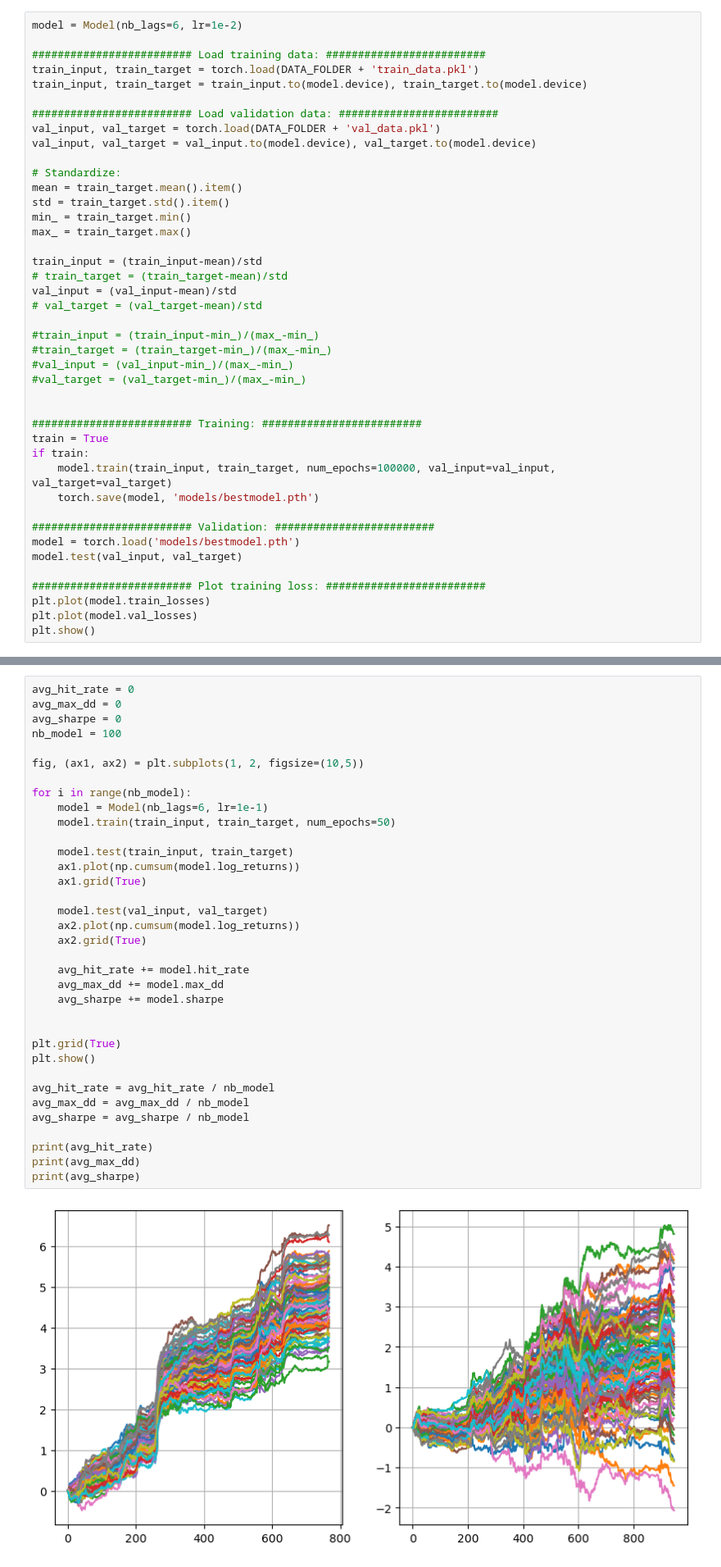
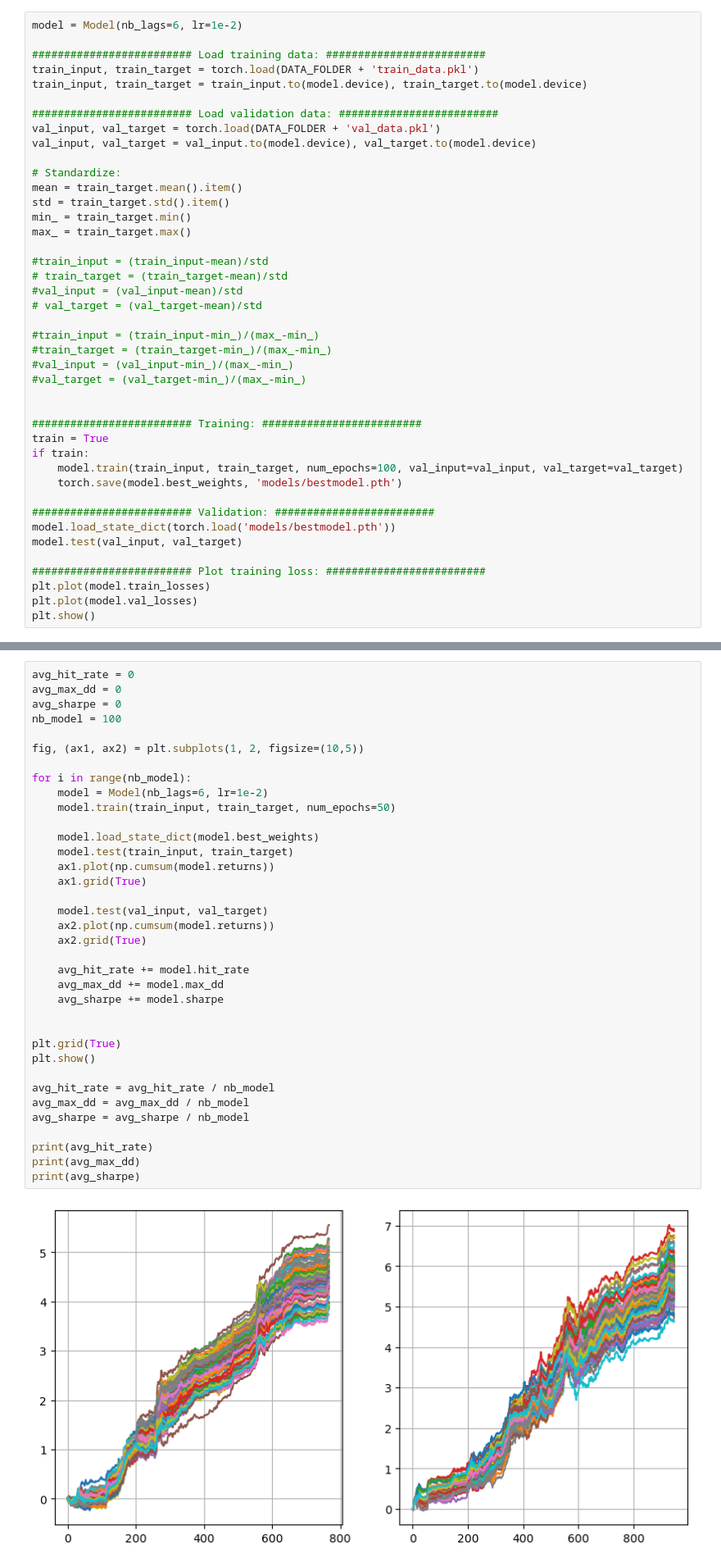
Before and after one commit to CS-433/ml-project-2-bogota, a Jupyter notebook: train.ipynb, the cells around one changed output, grey strips where cells are left out. Shown: that part at 82% size. Saved outputs shown, nothing was run; the diff lists cells and outputs as text.

Commit message:
new hit rate + track best model

```diff
--- a/train.ipynb
+++ b/train.ipynb
@@ -22,9 +22,9 @@ std = train_target.std().item()
 min_ = train_target.min()
 max_ = train_target.max()
 
-train_input = (train_input-mean)/std
+#train_input = (train_input-mean)/std
 # train_target = (train_target-mean)/std
-val_input = (val_input-mean)/std
+#val_input = (val_input-mean)/std
 # val_target = (val_target-mean)/std
 
 #train_input = (train_input-min_)/(max_-min_)
@@ -36,11 +36,11 @@ val_input = (val_input-mean)/std
 ######################### Training: #########################
 train = True
 if train:
-    model.train(train_input, train_target, num_epochs=100000, val_input=val_input, val_target=val_target)
-    torch.save(model, 'models/bestmodel.pth')
+    model.train(train_input, train_target, num_epochs=100, val_input=val_input, val_target=val_target)
+    torch.save(model.best_weights, 'models/bestmodel.pth')
 
 ######################### Validation: #########################
-model = torch.load('models/bestmodel.pth')
+model.load_state_dict(torch.load('models/bestmodel.pth'))
 model.test(val_input, val_target)
 
 ######################### Plot training loss: #########################
@@ -73,34 +73,35 @@ avg_max_dd = 0
 avg_sharpe = 0
 nb_model = 100
 
 fig, (ax1, ax2) = plt.subplots(1, 2, figsize=(10,5))
 
 for i in range(nb_model):
-    model = Model(nb_lags=6, lr=1e-1)
+    model = Model(nb_lags=6, lr=1e-2)
     model.train(train_input, train_target, num_epochs=50)
 
+    model.load_state_dict(model.best_weights)
     model.test(train_input, train_target)
-    ax1.plot(np.cumsum(model.log_returns))
+    ax1.plot(np.cumsum(model.returns))
     ax1.grid(True)
 
     model.test(val_input, val_target)
-    ax2.plot(np.cumsum(model.log_returns))
+    ax2.plot(np.cumsum(model.returns))
     ax2.grid(True)
 
     avg_hit_rate += model.hit_rate
     avg_max_dd += model.max_dd
     avg_sharpe += model.sharpe
 
 
 plt.grid(True)
 plt.show()
 
 avg_hit_rate = avg_hit_rate / nb_model
 avg_max_dd = avg_max_dd / nb_model
 avg_sharpe = avg_sharpe / nb_model
 
 print(avg_hit_rate)
 print(avg_max_dd)
 print(avg_sharpe)
 # %% [output]
-[figure, old version]
+[figure, new version]
```
Also changed, not shown: parts of 5 cells of this notebook, 6 other files.
